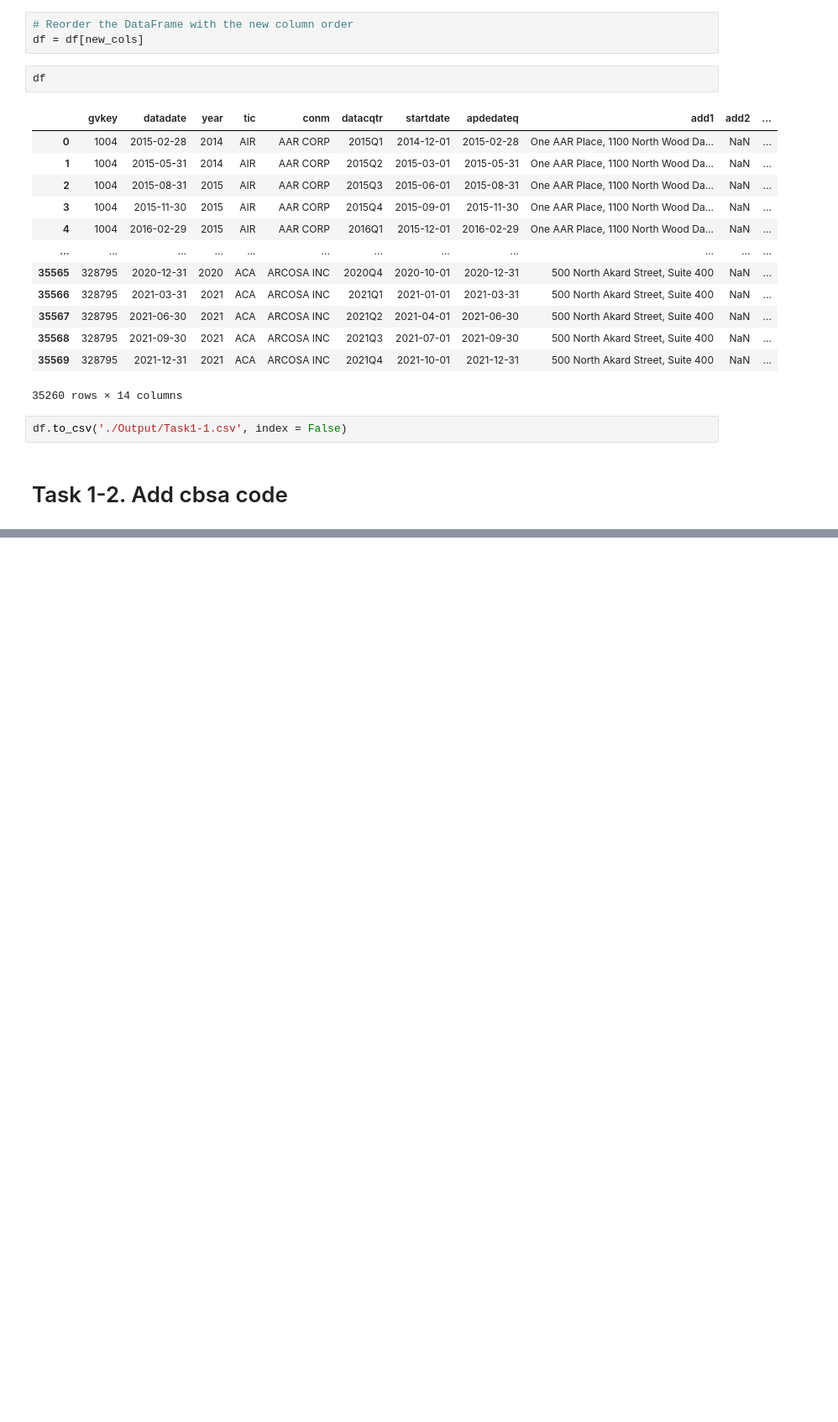
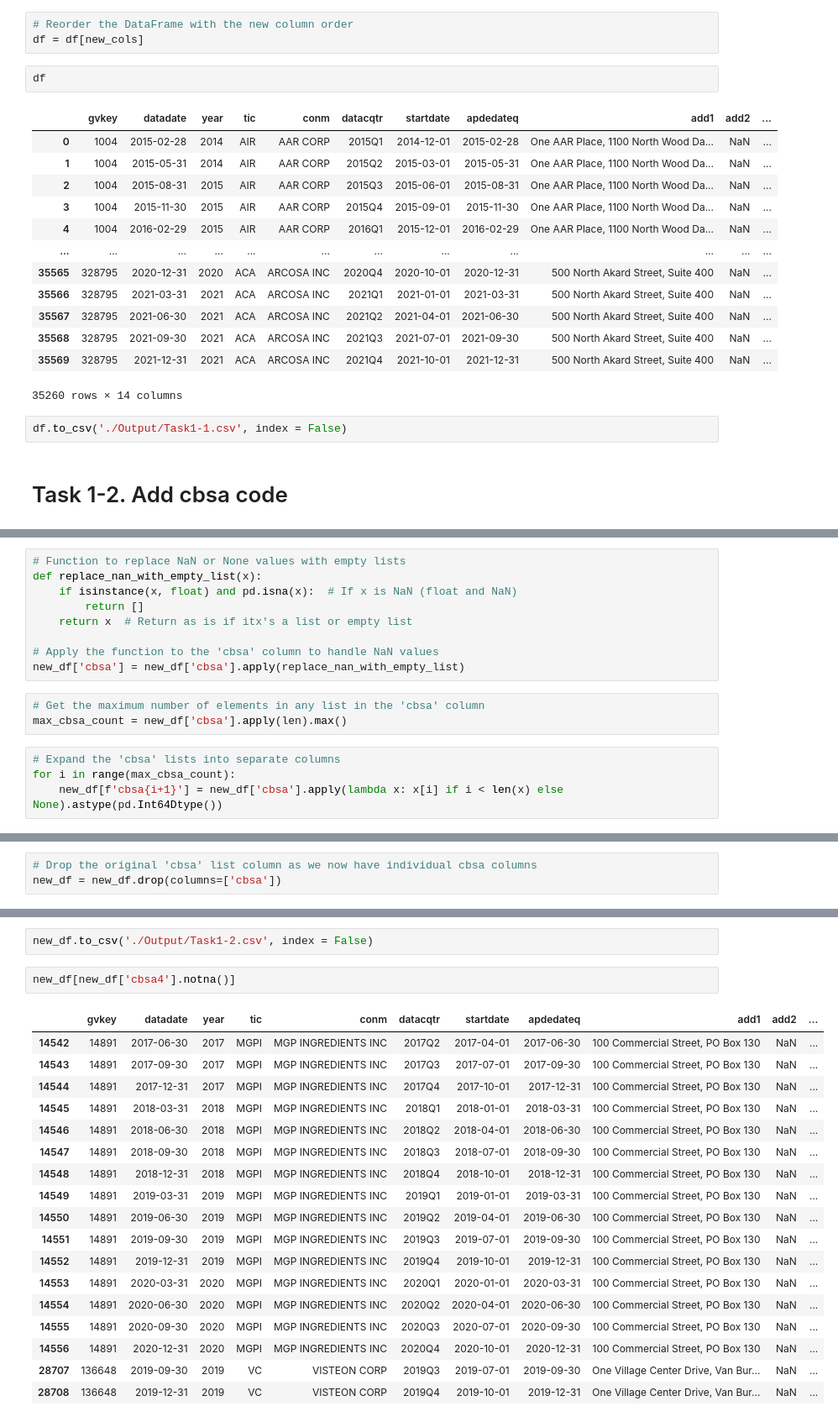
Before and after one commit to katieminjoo/Data_Engineering, a Jupyter notebook: Task1-2.ipynb, the cells around one changed output, grey strips where cells are left out. Shown at 84% size. Cells and saved outputs as stored; diff of their text form; blank space fills up the shorter version.

```diff
--- a/Task1-2.ipynb
+++ b/Task1-2.ipynb
@@ -165,0 +238,16 @@ df
+# %%
+# Function to replace NaN or None values with empty lists
+def replace_nan_with_empty_list(x):
+    if isinstance(x, float) and pd.isna(x):  # If x is NaN (float and NaN)
+        return []
+    return x  # Return as is if itx's a list or empty list
+
+# Apply the function to the 'cbsa' column to handle NaN values
+new_df['cbsa'] = new_df['cbsa'].apply(replace_nan_with_empty_list)
+# %%
+# Get the maximum number of elements in any list in the 'cbsa' column
+max_cbsa_count = new_df['cbsa'].apply(len).max()
+# %%
+# Expand the 'cbsa' lists into separate columns
+for i in range(max_cbsa_count):
+    new_df[f'cbsa{i+1}'] = new_df['cbsa'].apply(lambda x: x[i] if i < len(x) else None).astype(pd.Int64Dtype())
@@ -165,0 +263,3 @@ df
+# %%
+# Drop the original 'cbsa' list column as we now have individual cbsa columns
+new_df = new_df.drop(columns=['cbsa'])
@@ -165,0 +282,23 @@ df
+# %%
+new_df.to_csv('./Output/Task1-2.csv', index = False)
+# %%
+new_df[new_df['cbsa4'].notna()]
+# %% [output]
+|  | gvkey | datadate | year | tic | conm | datacqtr | startdate | apdedateq | add1 | add2 | ... |
+| 14542 | 14891 | 2017-06-30 | 2017 | MGPI | MGP INGREDIENTS INC | 2017Q2 | 2017-04-01 | 2017-06-30 | 100 Commercial Street, PO Box 130 | NaN | ... |
+| 14543 | 14891 | 2017-09-30 | 2017 | MGPI | MGP INGREDIENTS INC | 2017Q3 | 2017-07-01 | 2017-09-30 | 100 Commercial Street, PO Box 130 | NaN | ... |
+| 14544 | 14891 | 2017-12-31 | 2017 | MGPI | MGP INGREDIENTS INC | 2017Q4 | 2017-10-01 | 2017-12-31 | 100 Commercial Street, PO Box 130 | NaN | ... |
+| 14545 | 14891 | 2018-03-31 | 2018 | MGPI | MGP INGREDIENTS INC | 2018Q1 | 2018-01-01 | 2018-03-31 | 100 Commercial Street, PO Box 130 | NaN | ... |
+| 14546 | 14891 | 2018-06-30 | 2018 | MGPI | MGP INGREDIENTS INC | 2018Q2 | 2018-04-01 | 2018-06-30 | 100 Commercial Street, PO Box 130 | NaN | ... |
+| 14547 | 14891 | 2018-09-30 | 2018 | MGPI | MGP INGREDIENTS INC | 2018Q3 | 2018-07-01 | 2018-09-30 | 100 Commercial Street, PO Box 130 | NaN | ... |
+| 14548 | 14891 | 2018-12-31 | 2018 | MGPI | MGP INGREDIENTS INC | 2018Q4 | 2018-10-01 | 2018-12-31 | 100 Commercial Street, PO Box 130 | NaN | ... |
+| 14549 | 14891 | 2019-03-31 | 2019 | MGPI | MGP INGREDIENTS INC | 2019Q1 | 2019-01-01 | 2019-03-31 | 100 Commercial Street, PO Box 130 | NaN | ... |
+| 14550 | 14891 | 2019-06-30 | 2019 | MGPI | MGP INGREDIENTS INC | 2019Q2 | 2019-04-01 | 2019-06-30 | 100 Commercial Street, PO Box 130 | NaN | ... |
+| 14551 | 14891 | 2019-09-30 | 2019 | MGPI | MGP INGREDIENTS INC | 2019Q3 | 2019-07-01 | 2019-09-30 | 100 Commercial Street, PO Box 130 | NaN | ... |
+| 14552 | 14891 | 2019-12-31 | 2019 | MGPI | MGP INGREDIENTS INC | 2019Q4 | 2019-10-01 | 2019-12-31 | 100 Commercial Street, PO Box 130 | NaN | ... |
+| 14553 | 14891 | 2020-03-31 | 2020 | MGPI | MGP INGREDIENTS INC | 2020Q1 | 2020-01-01 | 2020-03-31 | 100 Commercial Street, PO Box 130 | NaN | ... |
+| 14554 | 14891 | 2020-06-30 | 2020 | MGPI | MGP INGREDIENTS INC | 2020Q2 | 2020-04-01 | 2020-06-30 | 100 Commercial Street, PO Box 130 | NaN | ... |
+| 14555 | 14891 | 2020-09-30 | 2020 | MGPI | MGP INGREDIENTS INC | 2020Q3 | 2020-07-01 | 2020-09-30 | 100 Commercial Street, PO Box 130 | NaN | ... |
+| 14556 | 14891 | 2020-12-31 | 2020 | MGPI | MGP INGREDIENTS INC | 2020Q4 | 2020-10-01 | 2020-12-31 | 100 Commercial Street, PO Box 130 | NaN | ... |
+| 28707 | 136648 | 2019-09-30 | 2019 | VC | VISTEON CORP | 2019Q3 | 2019-07-01 | 2019-09-30 | One Village Center Drive, Van Bur... | NaN | ... |
+| 28708 | 136648 | 2019-12-31 | 2019 | VC | VISTEON CORP | 2019Q4 | 2019-10-01 | 2019-12-31 | One Village Center Drive, Van Bur... | NaN | ... |
```
Also changed, not shown: parts of 26 cells of this notebook, 1 other file.
